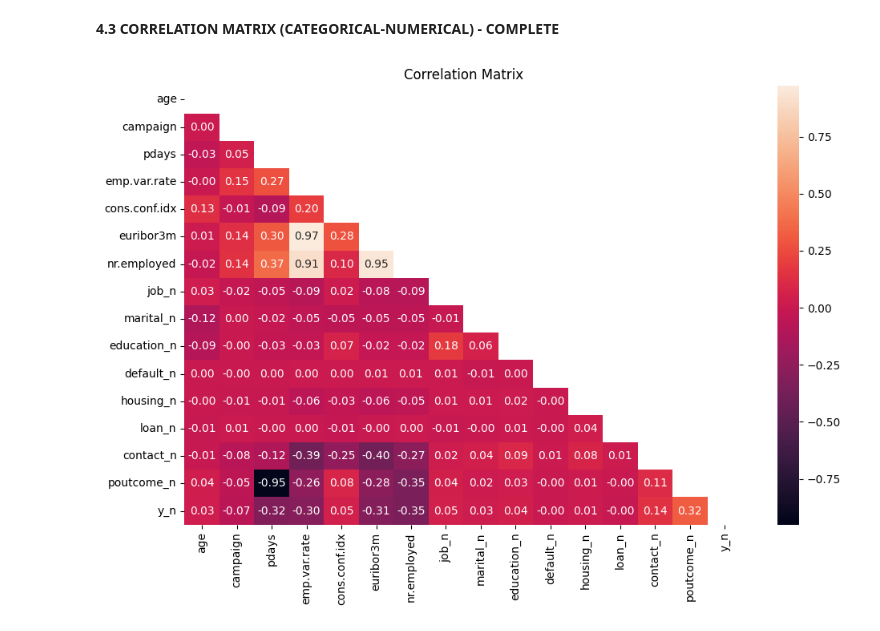
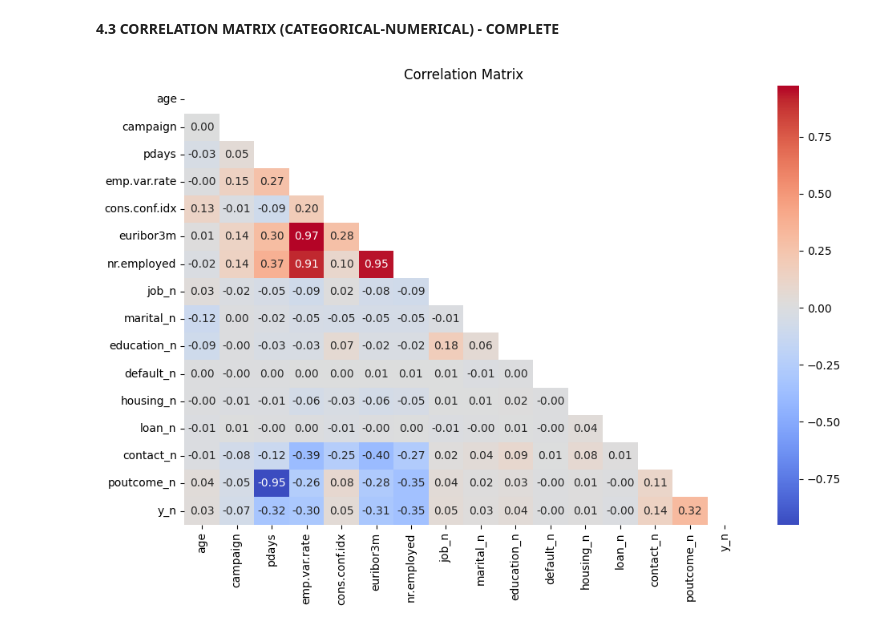
Before and after one commit to RitaViegas/Projetct-Logistic-Regression---Banking-Marketing-Campaign, a Jupyter notebook: src/explore.ipynb, the cells around one changed output. Cells and saved outputs as stored; diff of their text form; code cells hidden in the pictures.

```diff
--- a/src/explore.ipynb
+++ b/src/explore.ipynb
@@ -759,10 +759,10 @@ O número de empregados (nr.employed) apresenta um coeficiente de correlação n
 # %%
 plt.figure(figsize=(10, 7))
 
-sns.heatmap(df_n.corr(), annot=True, fmt=".2f", mask= np.triu(df_n.corr()))
+sns.heatmap(df_n.corr(), annot=True, fmt=".2f", cmap='coolwarm', mask= np.triu(df_n.corr()))
 plt.title("Correlation Matrix")
 
 plt.tight_layout()
 plt.show()
 # %% [output]
-[figure, old version]
+[figure, new version]
```
Also changed, not shown: parts of 18 cells of this notebook, 3 other files.
